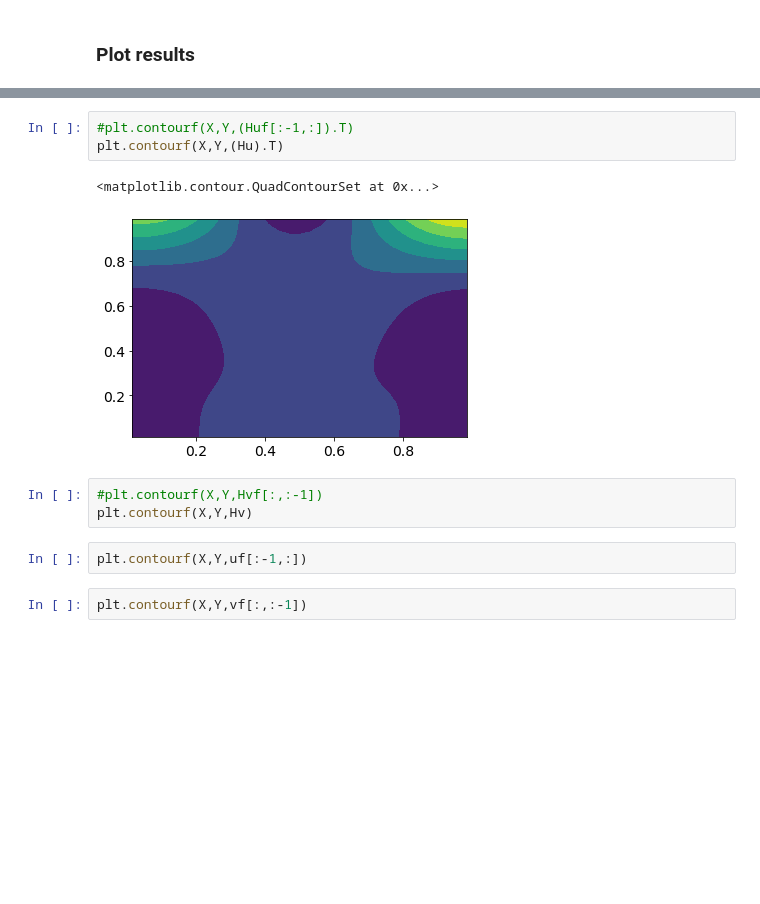
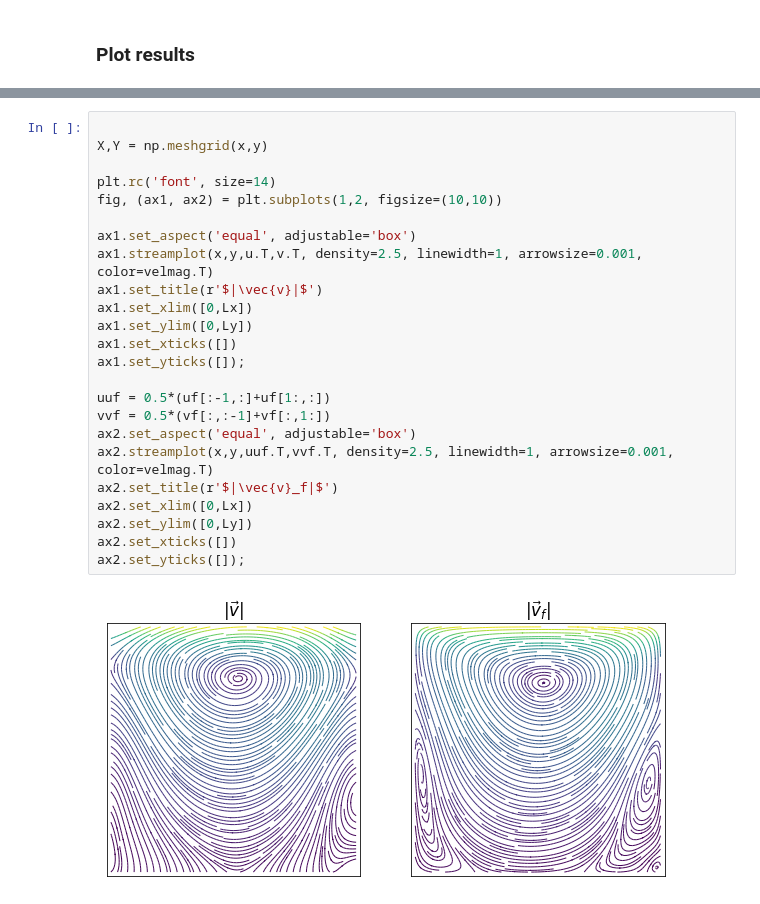
Before and after one commit to BYUignite/CFD_from_scratch, a Jupyter notebook: CFD_collocated.ipynb, the cells around one changed output, grey strips where cells are left out. Drawn from its saved outputs; the diff is of its cells as text; blank space fills up the shorter version.

```diff
--- a/CFD_collocated.ipynb
+++ b/CFD_collocated.ipynb
@@ -777,13 +783,26 @@ plt.ylabel('KE');
-# %%
-#plt.contourf(X,Y,(Huf[:-1,:]).T)
-plt.contourf(X,Y,(Hu).T)
-# %% [output]
-<matplotlib.contour.QuadContourSet at 0x...>
-[figure, removed]
-# %%
-#plt.contourf(X,Y,Hvf[:,:-1])
-plt.contourf(X,Y,Hv)
-# %%
-plt.contourf(X,Y,uf[:-1,:])
-# %%
-plt.contourf(X,Y,vf[:,:-1])
+# %%
+
+X,Y = np.meshgrid(x,y)
+
+plt.rc('font', size=14)
+fig, (ax1, ax2) = plt.subplots(1,2, figsize=(10,10))
+
+ax1.set_aspect('equal', adjustable='box')
+ax1.streamplot(x,y,u.T,v.T, density=2.5, linewidth=1, arrowsize=0.001, color=velmag.T)
+ax1.set_title(r'$|\vec{v}|$')
+ax1.set_xlim([0,Lx])
+ax1.set_ylim([0,Ly])
+ax1.set_xticks([])
+ax1.set_yticks([]);
+
+uuf = 0.5*(uf[:-1,:]+uf[1:,:])
+vvf = 0.5*(vf[:,:-1]+vf[:,1:])
+ax2.set_aspect('equal', adjustable='box')
+ax2.streamplot(x,y,uuf.T,vvf.T, density=2.5, linewidth=1, arrowsize=0.001, color=velmag.T)
+ax2.set_title(r'$|\vec{v}_f|$')
+ax2.set_xlim([0,Lx])
+ax2.set_ylim([0,Ly])
+ax2.set_xticks([])
+ax2.set_yticks([]);
+# %% [output]
+[figure, added]
```
Also changed, not shown: parts of 8 cells of this notebook.
